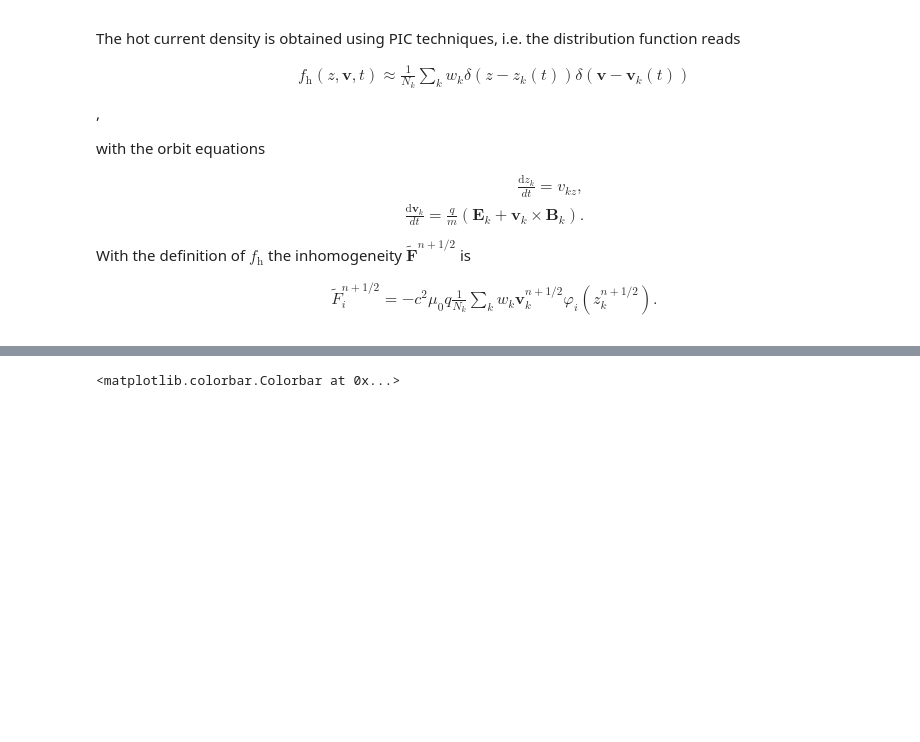
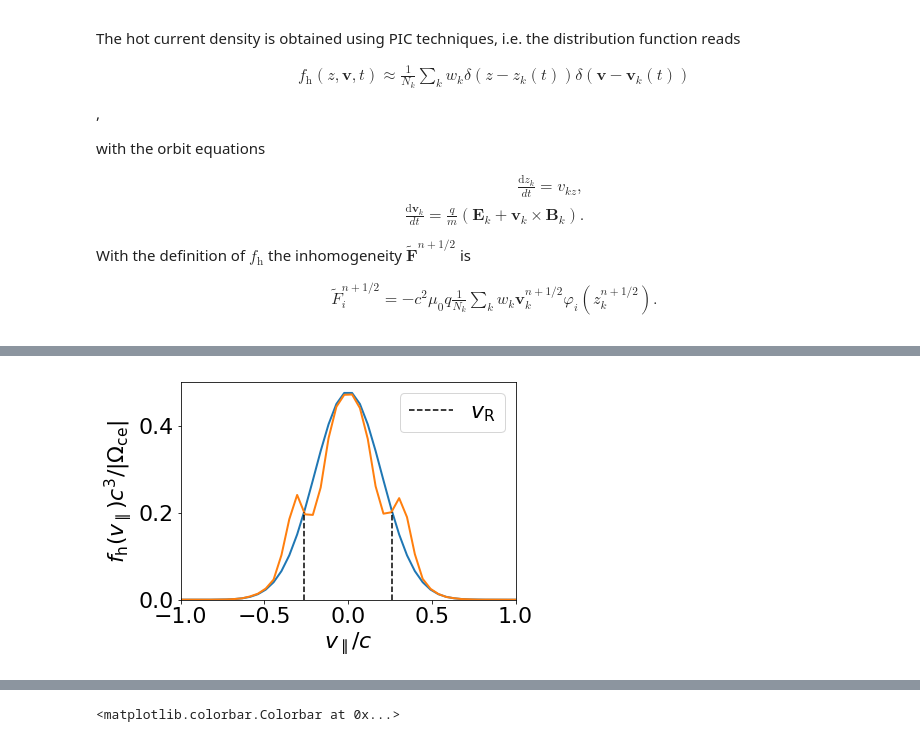
Before and after one commit to ratnania/mhd, a Jupyter notebook: 02_HybridModelling/01_Electron_Hybrid_Code.ipynb, the cells around one changed output, grey strips where cells are left out. Cells and saved outputs as stored; diff of their text form; code cells hidden in the pictures; blank space fills up the shorter version.

```diff
--- a/02_HybridModelling/01_Electron_Hybrid_Code.ipynb
+++ b/02_HybridModelling/01_Electron_Hybrid_Code.ipynb
@@ -575,0 +587,81 @@ plt.semilogy(en_B)
+# %%
+import matplotlib.pyplot as plt
+
+fontsize = 22
+#plt.rc('text', usetex = False)
+#plt.rc('font',family = 'serif')
+plt.rcParams.update({'font.size': fontsize})
+plt.rc('xtick', labelsize = fontsize)
+plt.rc('ytick', labelsize = fontsize)
+
+Nbin_par = 128
+Nbin_perp = 32
+
+Lv_par = 6
+Lv_perp = 3
+
+dv_bin_par = Lv_par/Nbin_par
+v_bin_par = np.linspace(-Lv_par/2, Lv_par/2, Nbin_par + 1)
+v_bin_par = np.delete(v_bin_par, -1) + dv_bin_par/2
+Vedges_par = np.linspace(-Lv_par/2, Lv_par/2, Nbin_par + 1)
+binVol_par = dv_bin_par
+
+dv_bin_perp = Lv_perp/Nbin_perp
+v_bin_perp = np.linspace(0, Lv_perp, Nbin_perp + 1)
+v_bin_perp = np.delete(v_bin_perp, -1) + dv_bin_perp/2
+Vedges_perp = np.linspace(0, Lv_perp, Nbin_perp + 1)
+binVol_perp = dv_bin_perp
+
+
+# initial distribution
+f_par_ini = fh0(0, 0, 0, v_bin_par, 0)*2*np.pi*wperp**2
+f_perp_ini = fh0(0, v_bin_perp/np.sqrt(2), v_bin_perp/np.sqrt(2), 0, 0)*np.sqrt(2*np.pi)*wpar
+# ...
+
+
+
+# ... later distribution
+Vbin_par = np.digitize(particles[:, 3], Vedges_par) - 1
+Vbin_perp = np.digitize(np.sqrt(particles[:, 1]**2 + particles[:, 2]**2), Vedges_perp) - 1
+
+f_par = np.bincount(Vbin_par, particles[:, 4], Nbin_par)/(Np*binVol_par) + f_par_ini
+f_perp = np.bincount(Vbin_perp, particles[:, 4], Nbin_perp)/(Np*binVol_perp) + f_perp_ini
+# ...
+
+# ... resonant velocity
+omega = utils.solveDispersionHybrid(k, +1, c, wce, wpe, wpar, wperp, nuh, 0.5 + 0j, 1e-8)[0]
+omega_r = np.real(omega)
+gamma = np.imag(omega)
+vR = np.abs((omega_r + wce)/k)
+# ...
+
+f1 = plt.figure()
+f1.set_figheight(4)
+f1.set_figwidth(6)
+
+
+plt.plot(v_bin_par, f_par_ini, linewidth = 2)
+plt.plot(v_bin_par, f_par, linewidth = 2)
+plt.plot(np.ones(10)*vR, np.linspace(0, fh0(0, 0, 0, vR, 0)*2*np.pi*wperp**2, 10), 'k--', label = '$v_\mathrm{R}$')
+plt.plot(-np.ones(10)*vR, np.linspace(0, fh0(0, 0, 0, vR, 0)*2*np.pi*wperp**2, 10), 'k--')
+plt.ylim((0, 0.5))
+plt.xlim((-1, 1))
+plt.xlabel('$v_\parallel/c$')
+plt.ylabel('$f_\mathrm{h}(v_\parallel)c^3/|\Omega_\mathrm{ce}|$')
+plt.legend()
+plt.savefig('/home/florian/Schreibtisch/Masterarbeit/05_Präsentationen/04_Ringberg/01_Figures/Anisotropic_parallel.pdf', bbox_inches = 'tight')
+
+f2 = plt.figure()
+f2.set_figheight(4)
+f2.set_figwidth(6)
+
+plt.plot(v_bin_perp, f_perp_ini, label = '$t=0$', linewidth = 2)
+plt.plot(v_bin_perp, f_perp, label = '$t=500\,|\Omega_\mathrm{ce}|$', linewidth = 2)
+plt.xlabel('$v_\perp/c$')
+plt.ylabel('$f_\mathrm{h}(v_\perp)c^3/|\Omega_\mathrm{ce}|$')
+plt.ylim((0, 0.2))
+plt.xlim((0, 2))
+plt.legend()
+plt.savefig('/home/florian/Schreibtisch/Masterarbeit/05_Präsentationen/04_Ringberg/01_Figures/Anisotropic_perp.pdf', bbox_inches = 'tight')
+# %% [output]
+[figure, added]
```
Also changed, not shown: parts of 24 cells of this notebook, 3 other files.
